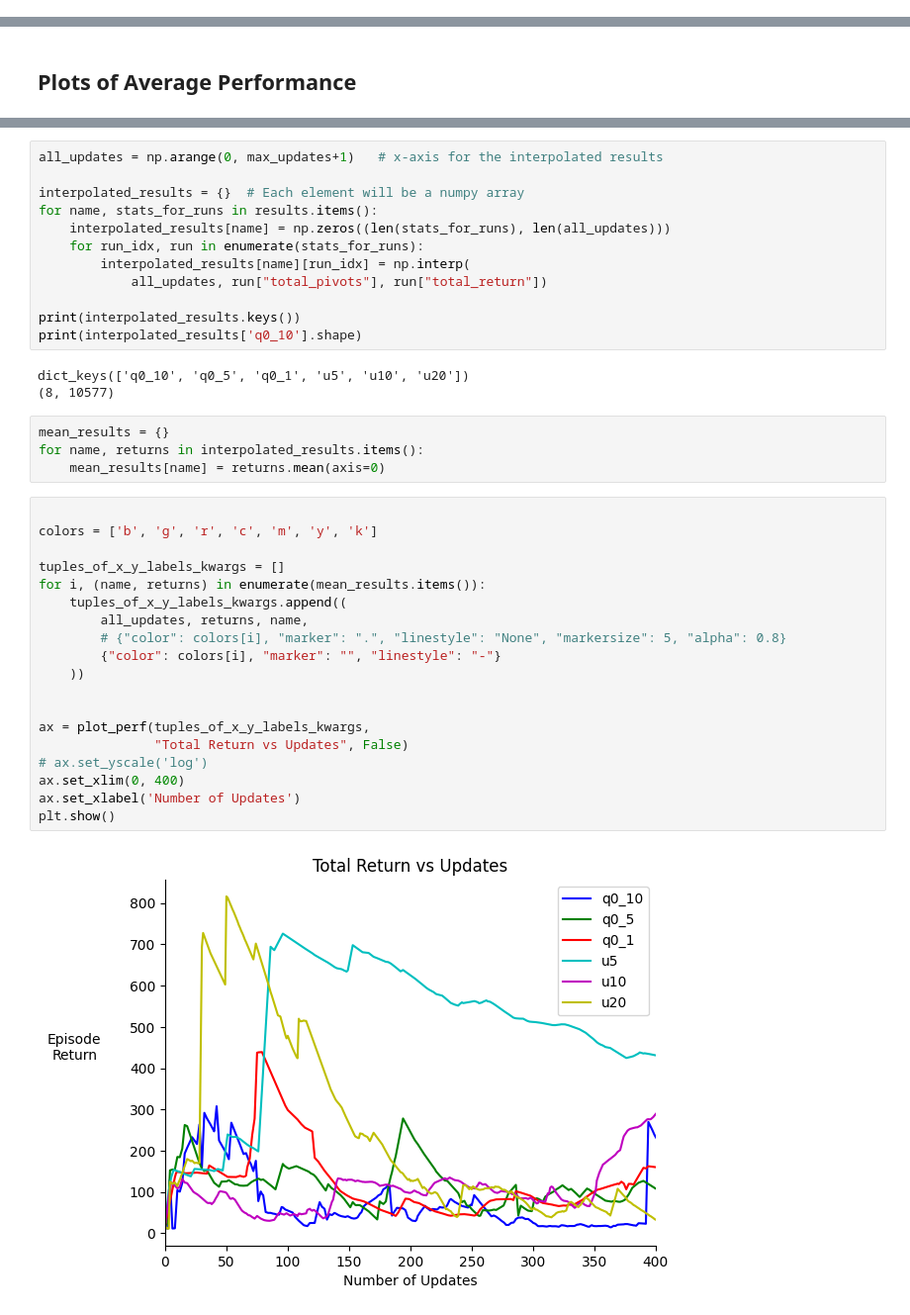
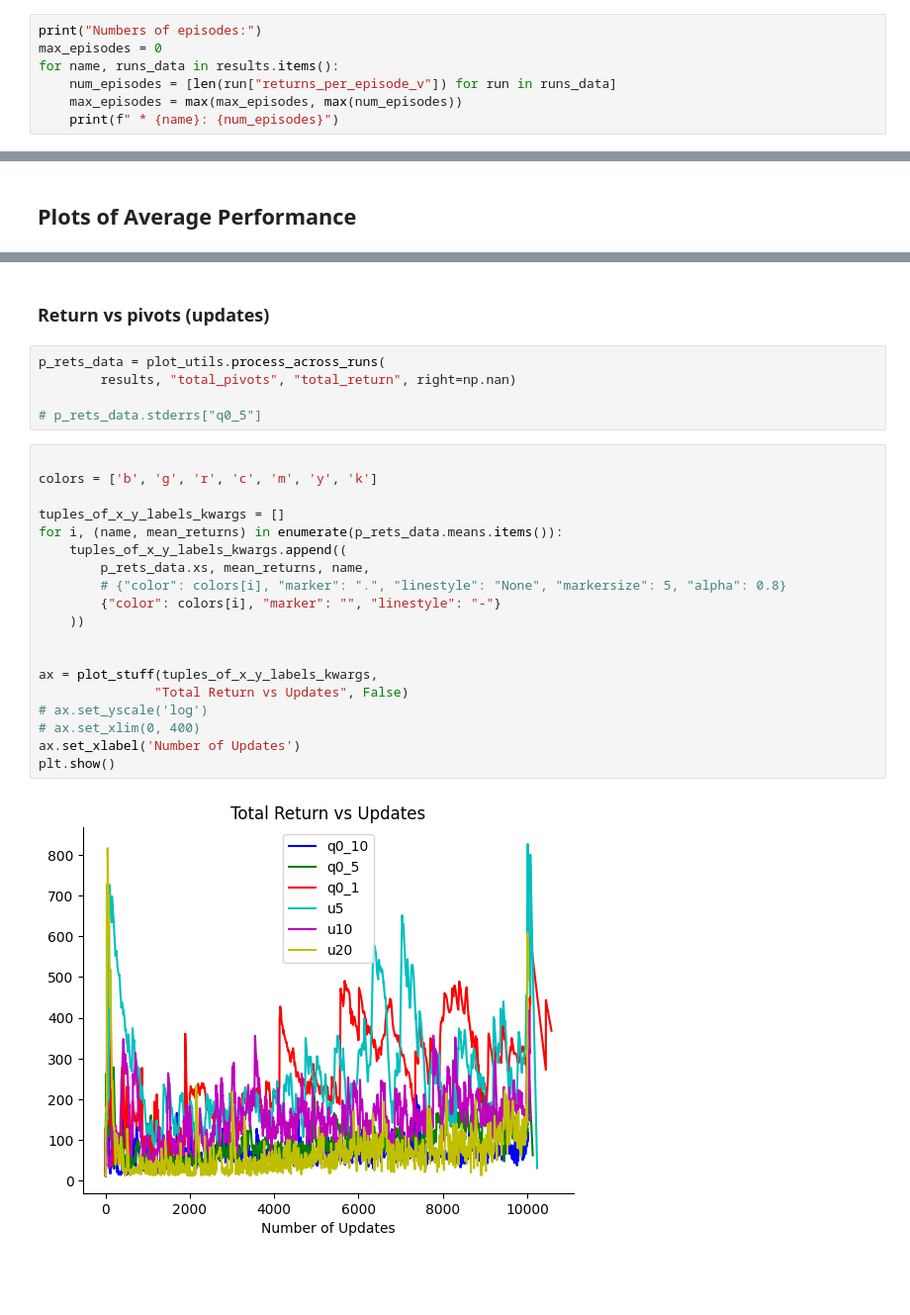
Before and after one commit to aa14k/adaptive_time, a Jupyter notebook: code/adaptive_time/notebooks/plot_control_results.ipynb, the cells around one changed output, grey strips where cells are left out. Shown at 99% size. Cells and saved outputs as stored; diff of their text form; blank space fills up the shorter version.

Commit message:
Streamline plotting code.

```diff
--- a/code/adaptive_time/notebooks/plot_control_results.ipynb
+++ b/code/adaptive_time/notebooks/plot_control_results.ipynb
@@ -67,0 +73,7 @@ def plot_perf(tuples_of_x_y_labels_kwargs, title, show):
+# %%
+print("Numbers of episodes:")
+max_episodes = 0
+for name, runs_data in results.items():
+    num_episodes = [len(run["returns_per_episode_v"]) for run in runs_data]
+    max_episodes = max(max_episodes, max(num_episodes))
+    print(f" * {name}: {num_episodes}")
@@ -148,40 +182,28 @@ print(max_updates)
-# %%
-all_updates = np.arange(0, max_updates+1)   # x-axis for the interpolated results
-
-interpolated_results = {}  # Each element will be a numpy array
-for name, stats_for_runs in results.items():
-    interpolated_results[name] = np.zeros((len(stats_for_runs), len(all_updates)))
-    for run_idx, run in enumerate(stats_for_runs):
-        interpolated_results[name][run_idx] = np.interp(
-            all_updates, run["total_pivots"], run["total_return"])
-
-print(interpolated_results.keys())
-print(interpolated_results['q0_10'].shape)
-# %% [output]
-dict_keys(['q0_10', 'q0_5', 'q0_1', 'u5', 'u10', 'u20'])
-(8, 10577)
-# %%
-mean_results = {}
-for name, returns in interpolated_results.items():
-    mean_results[name] = returns.mean(axis=0)
+# %% [markdown]
+### Return vs pivots (updates)
+# %%
+p_rets_data = plot_utils.process_across_runs(
+        results, "total_pivots", "total_return", right=np.nan)
+
+# p_rets_data.stderrs["q0_5"]
 # %%
 
 colors = ['b', 'g', 'r', 'c', 'm', 'y', 'k']
 
 tuples_of_x_y_labels_kwargs = []
-for i, (name, returns) in enumerate(mean_results.items()):
+for i, (name, mean_returns) in enumerate(p_rets_data.means.items()):
     tuples_of_x_y_labels_kwargs.append((
-        all_updates, returns, name,
+        p_rets_data.xs, mean_returns, name,
         # {"color": colors[i], "marker": ".", "linestyle": "None", "markersize": 5, "alpha": 0.8}
         {"color": colors[i], "marker": "", "linestyle": "-"}
     ))
 
 
-ax = plot_perf(tuples_of_x_y_labels_kwargs,
+ax = plot_stuff(tuples_of_x_y_labels_kwargs,
                "Total Return vs Updates", False)
 # ax.set_yscale('log')
-ax.set_xlim(0, 400)
+# ax.set_xlim(0, 400)
 ax.set_xlabel('Number of Updates')
 plt.show()
 # %% [output]
-[figure, old version]
+[figure, new version]
```
Also changed, not shown: parts of 20 cells of this notebook, 2 other files.
